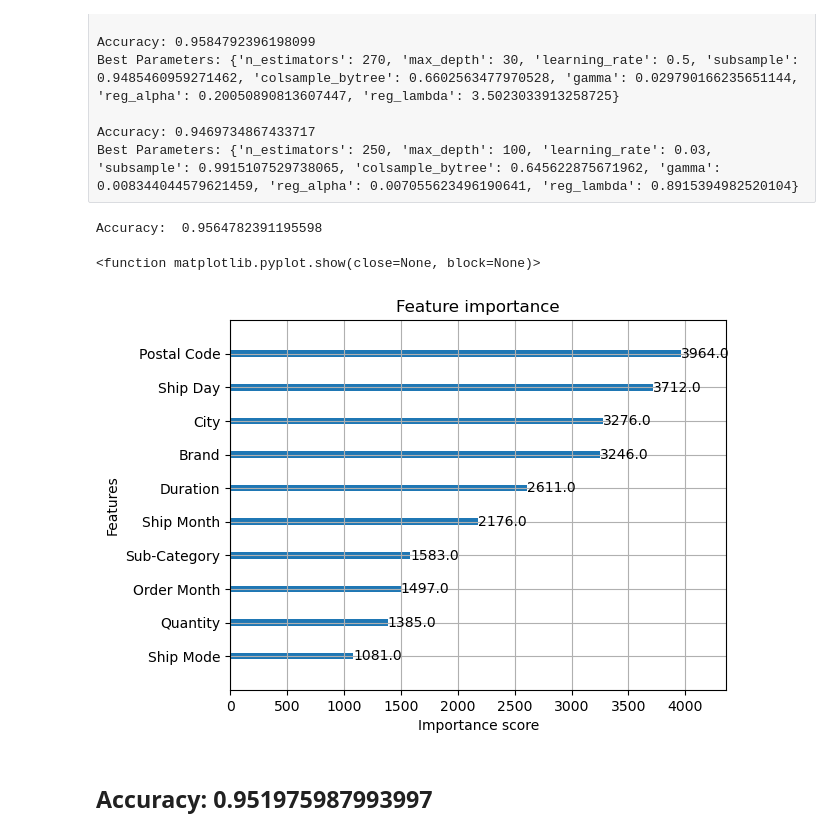
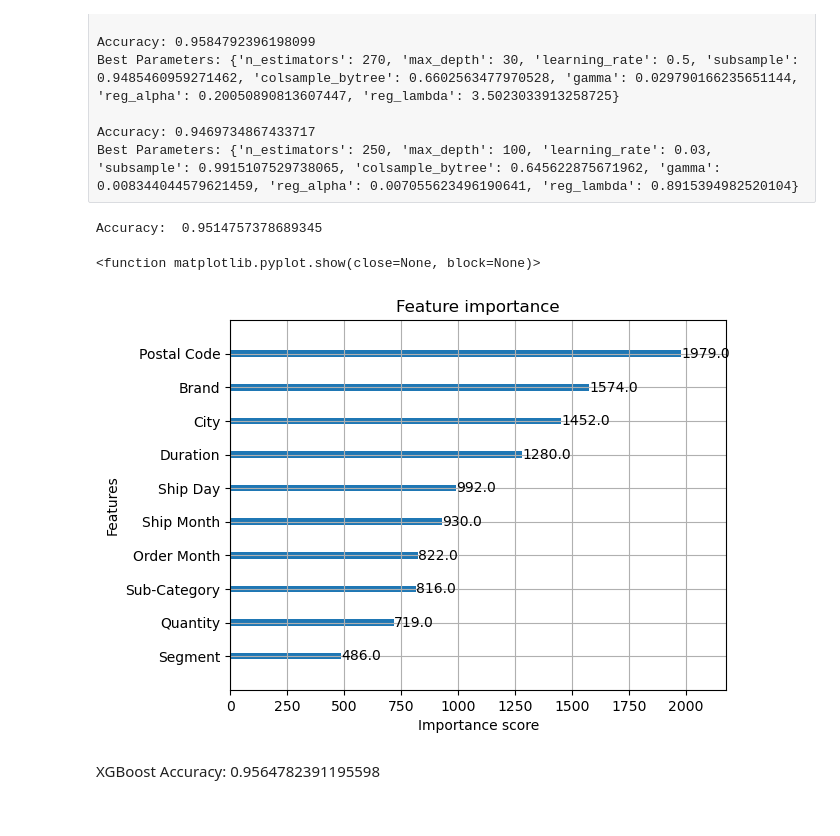
Before and after one commit to Sain-Kai/Return-Prediction-ML, a Jupyter notebook: Return prediction Logic.ipynb, the cells around one changed output. Drawn from its saved outputs; the diff is of its cells as text; code cells hidden in the pictures.

```diff
--- a/Return prediction Logic.ipynb
+++ b/Return prediction Logic.ipynb
@@ -36,7 +38,7 @@ memory usage: 1.8+ MB
 target = db.iloc[:,[9,4,6,7,11,12] + list(range(16,22))].copy()
 # %%
 target['Duration'] =db['Ship Date']-db['Order Date']
-target['Ship Day'] = db['Ship Date'].dt.day
+target['Ship Day'] = db['Ship Date'].dt.dayofweek
 target['Ship Month']= db['Ship Date'].dt.month
 target['Order Month'] = db['Order Date'].dt.month
 target.sample()
@@ -148,26 +130,32 @@ Accuracy: 0.9469734867433717
 Best Parameters: {'n_estimators': 250, 'max_depth': 100, 'learning_rate': 0.03, 'subsample': 0.9915107529738065, 'colsample_bytree': 0.645622875671962, 'gamma': 0.008344044579621459, 'reg_alpha': 0.007055623496190641, 'reg_lambda': 0.8915394982520104}
 # %%
 best_case = {
-    'n_estimators': 350,
+    'n_estimators': 250,
     'max_depth': 25,
-    'learning_rate': 0.1,
+    'learning_rate': 0.3,
     'eval_metric':'error',
     'random_state':42,
     'booster':'gbtree',
 
             }
-XGB_final = XGBClassifier(**best_case)
+XGB_final = XGBClassifier(
+    n_estimators=250,
+    max_depth=25,
+    learning_rate=0.3,
+    eval_metric='logloss',
+    random_state=42,
+)
 XGB_final.fit(x_train,y_train,
        eval_set =[(x_test,y_test)],
        verbose = False)
 y_pred = XGB_final.predict(x_test)
 acc = accuracy_score(y_test,y_pred)
 print("Accuracy: ",acc)
 plot_importance(XGB_final,max_num_features=10,importance_type='weight')
 plt.show
 # %% [output]
-Accuracy:  0.9564782391195598
+Accuracy:  0.9514757378689345
 <function matplotlib.pyplot.show(close=None, block=None)>
-[figure, old version]
+[figure, new version]
-# %% [markdown]
-## Accuracy:  0.951975987993997
+# %% [markdown]
+XGBoost Accuracy:  0.9564782391195598
```
Also changed, not shown: parts of 18 cells of this notebook.
